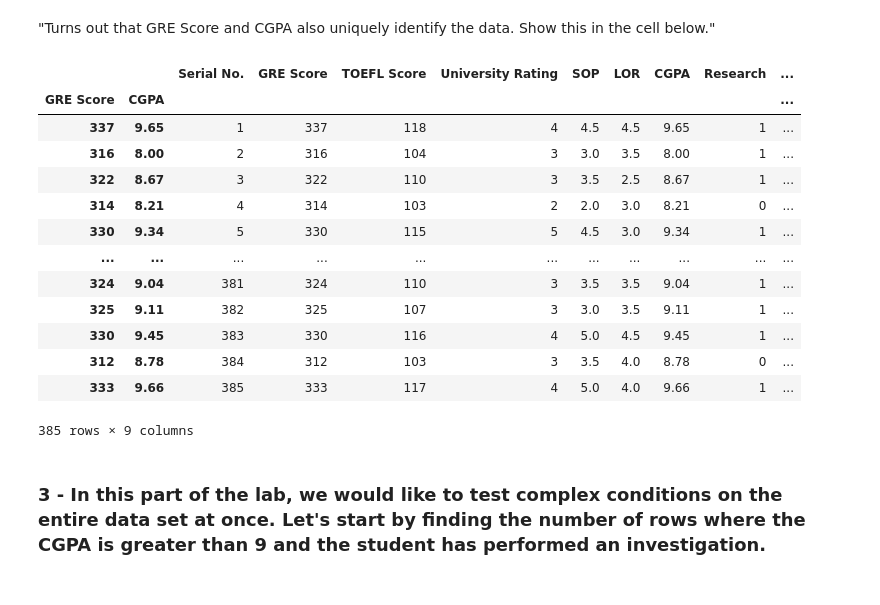
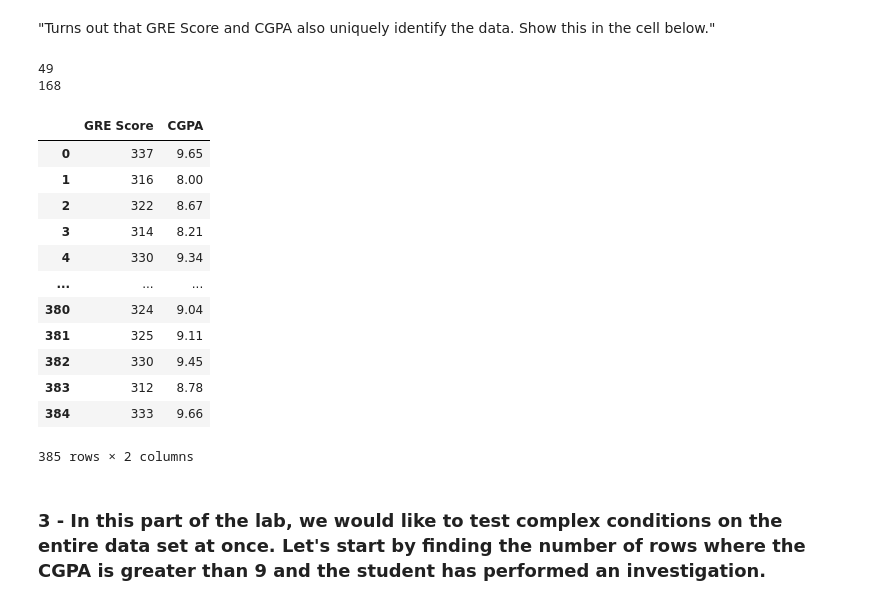
Before and after one commit to Ironhack-data-bcn-oct-2023/lab-pandas, a Jupyter notebook: your-code/pandas_1.ipynb, the cells around one changed output. Saved outputs shown, nothing was run; the diff lists cells and outputs as text; code cells hidden in the pictures.

```diff
--- a/your-code/pandas_1.ipynb
+++ b/your-code/pandas_1.ipynb
@@ -245,23 +245,27 @@ admissions.set_index(['Serial No.'], inplace=False, drop=False)
 385 rows × 9 columns
 # %% [markdown]
 "Turns out that GRE Score and CGPA also uniquely identify the data. Show this in the cell below."
-# %%
-admissions.set_index(['GRE Score', 'CGPA'],inplace=False, drop=False)
-# %% [output]
-|  |  | Serial No. | GRE Score | TOEFL Score | University Rating | SOP | LOR | CGPA | Research | ... |
-| GRE Score | CGPA |  |  |  |  |  |  |  |  | ... |
-| 337 | 9.65 | 1 | 337 | 118 | 4 | 4.5 | 4.5 | 9.65 | 1 | ... |
-| 316 | 8.00 | 2 | 316 | 104 | 3 | 3.0 | 3.5 | 8.00 | 1 | ... |
-| 322 | 8.67 | 3 | 322 | 110 | 3 | 3.5 | 2.5 | 8.67 | 1 | ... |
-| 314 | 8.21 | 4 | 314 | 103 | 2 | 2.0 | 3.0 | 8.21 | 0 | ... |
-| 330 | 9.34 | 5 | 330 | 115 | 5 | 4.5 | 3.0 | 9.34 | 1 | ... |
-| ... | ... | ... | ... | ... | ... | ... | ... | ... | ... | ... |
-| 324 | 9.04 | 381 | 324 | 110 | 3 | 3.5 | 3.5 | 9.04 | 1 | ... |
-| 325 | 9.11 | 382 | 325 | 107 | 3 | 3.0 | 3.5 | 9.11 | 1 | ... |
-| 330 | 9.45 | 383 | 330 | 116 | 4 | 5.0 | 4.5 | 9.45 | 1 | ... |
-| 312 | 8.78 | 384 | 312 | 103 | 3 | 3.5 | 4.0 | 8.78 | 0 | ... |
-| 333 | 9.66 | 385 | 333 | 117 | 4 | 5.0 | 4.0 | 9.66 | 1 | ... |
-385 rows × 9 columns
+# %%
+print(admissions['GRE Score'].nunique())
+print(admissions['CGPA'].nunique())
+subset_ = admissions[['GRE Score', 'CGPA']]
+subset_
+# %% [output]
+49
+168
+|  | GRE Score | CGPA |
+| 0 | 337 | 9.65 |
+| 1 | 316 | 8.00 |
+| 2 | 322 | 8.67 |
+| 3 | 314 | 8.21 |
+| 4 | 330 | 9.34 |
+| ... | ... | ... |
+| 380 | 324 | 9.04 |
+| 381 | 325 | 9.11 |
+| 382 | 330 | 9.45 |
+| 383 | 312 | 8.78 |
+| 384 | 333 | 9.66 |
+385 rows × 2 columns
 # %% [markdown]
 ### 3 - In this part of the lab, we would like to test complex conditions on the entire data set at once. Let's start by finding the number of rows where the CGPA is greater than 9 and the student has performed an investigation.
 # %%
```
